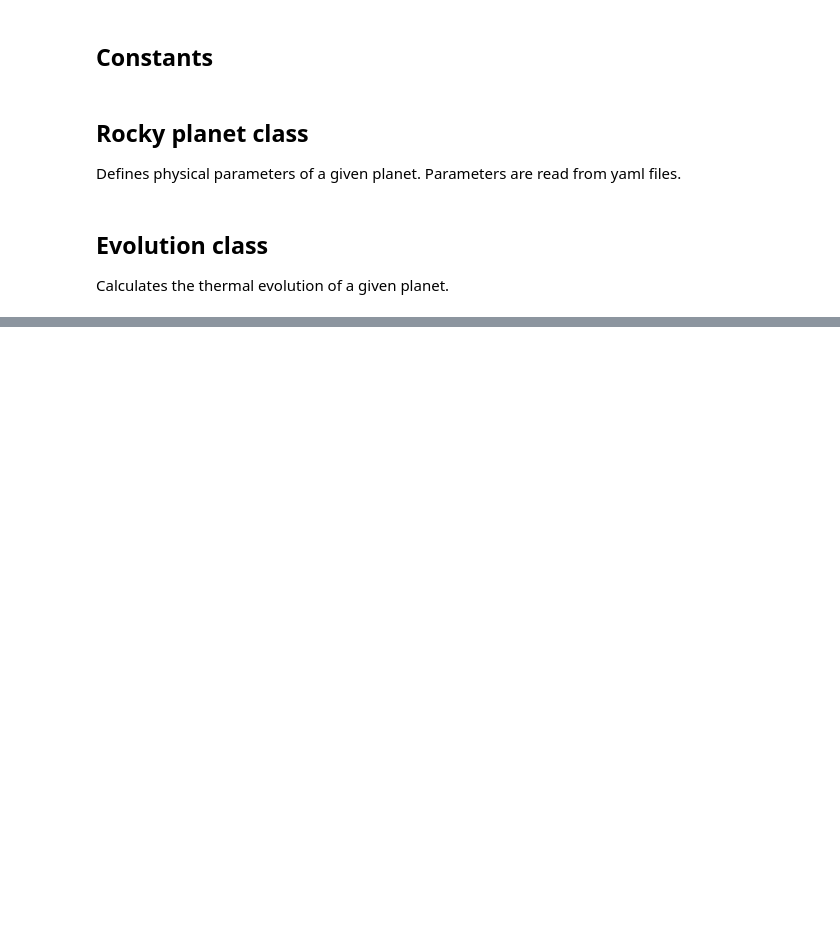
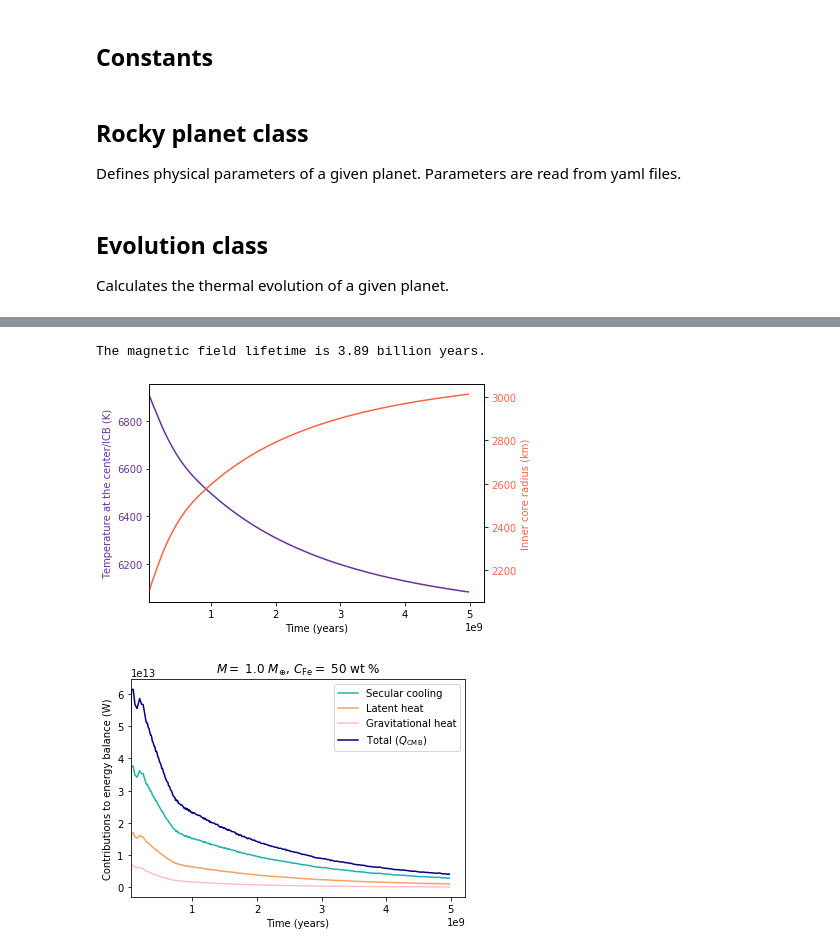
Before and after one commit to irenebonati/exo-cores, a Jupyter notebook: Planets.ipynb, the cells around one changed output, grey strips where cells are left out. Cells and saved outputs as stored; diff of their text form; code cells hidden in the pictures; blank space fills up the shorter version.

```diff
--- a/Planets.ipynb
+++ b/Planets.ipynb
@@ -590,23 +606,3 @@ class Evolution():
         '''Gravity @ CMB (Noack & Lasbleis)'''
         X_CMF = (XFe*1e-2 - FeM*1e-2)/(1-FeM*1e-2)
         return GC*X_CMF*Mp*M_Earth/(self.planet.r_OC)**2
-# %%
-'''Planetary parameters'''
-Mp = 1.2
-XFe = 30  #50: inner core. 30: no inner core
-FeM = 0.00
-
-class Exo(Rocky_Planet):
-
-    def parameters(self):
-        '''Load all parameter files'''
-        self.read_parameters("M_ {:.1f}_Fe_{:.0f}.0000_FeM_{:2.0f}.0000.yaml".format(Mp, XFe, FeM))
-        #self.read_parameters("Earth.yaml".format(Mp, XFe, FeM))
-        qcmb_ev = pd.read_csv("qc_T_M{:02d}_Fe{:02d}_FeM{:02d}.txt".format(int(10*Mp),int(XFe)+5, int(FeM)), sep=" ", skiprows=1, header=None)
-        qcmb_ev.columns = ["time", "qcmb", "Tcmb"]
-        self.time_vector = qcmb_ev["time"]
-        self.qcmb = qcmb_ev["qcmb"]
-
-if __name__ == '__main__':
-
-    Evolution(Exo()).run()
@@ -620,0 +609,60 @@ The magnetic field lifetime is 3.4 billion years.
+# %%
+# '''Planetary parameters'''
+# Mp = 2.0
+# XFe = 30   # 50: inner core. 30: no inner core
+# FeM = 0.00 # 0.00
+# S = 0.0   # percentage of light elements in the core
+
+# class Exo(Rocky_Planet):
+#     def __init__(self, fn):
+#         self.fn
+
+
+#     def parameters(self):
+#             '''Load all parameter files'''
+#             Mp, XFe, FeM = function(fn)
+#             #self.read_parameters("M_ {:.1f}_Fe_{:.0f}.0000_FeM_{:2.0f}.0000.yaml".format(Mp, XFe, FeM))
+#             self.read_parameters(fn)
+#             #self.read_parameters("Earth.yaml".format(Mp, XFe, FeM))
+#             qcmb_ev = pd.read_csv("qc_T_M{:02d}_Fe{:02d}_FeM{:02d}.txt".format(int(10*Mp),int(XFe)+5, int(FeM)), sep=" ", skiprows=1, header=None)
+#             qcmb_ev.columns = ["time", "qcmb", "Tcmb"]
+#             self.time_vector = qcmb_ev["time"]
+#             self.qcmb = qcmb_ev["qcmb"]
+
+# fnames = glob('input/*.yaml')
+# if __name__ == '__main__':
+
+#     for i,fn in enumerate(fnames):
+#         run = Exo(fn)
+#         Evolution(run).run()
+#         matrix[i] = Evolution.qc[-1]
+#         matrix.append({'Mp': run.Mp,
+#                       ..XFe...
+#                       'output': Evolution.output})
+
+'''Planetary parameters'''
+Mp = 1.
+XFe = 50  #50: inner core. 30: no inner core
+FeM = 0.0
+S=0.0
+
+class Exo(Rocky_Planet):
+
+    def parameters(self):
+        '''Load parameter files'''
+        os.chdir("/Users/irenebonati/Desktop/core/input")
+        self.read_parameters("M_ {:.1f}_Fe_{:.0f}.0000_FeM_{:2.0f}.0000.yaml".format(Mp, XFe, FeM))
+        #self.read_parameters("Earth.yaml".format(Mp, XFe, FeM))
+        qcmb_ev = pd.read_csv("qc_T_M{:02d}_Fe{:02d}_FeM{:02d}.txt".format(int(10*Mp),int(XFe)+5, int(FeM)), sep=" ", skiprows=1, header=None)
+        #qcmb_ev = pd.read_csv("qc_T_M{:02d}_Fe{:02d}_FeM{:02d}.txt".format(int(10*Mp),int(XFe), int(FeM)), sep=" ", skiprows=1, header=None)
+        qcmb_ev.columns = ["time", "qcmb", "Tcmb"]
+        self.time_vector = qcmb_ev["time"]
+        self.qcmb = qcmb_ev["qcmb"]
+
+if __name__ == '__main__':
+
+    Evolution(Exo()).run()
+# %% [output]
+The magnetic field lifetime is 3.89 billion years.
+[figure, added]
+[figure, added]
```
Also changed, not shown: parts of 7 cells of this notebook.
